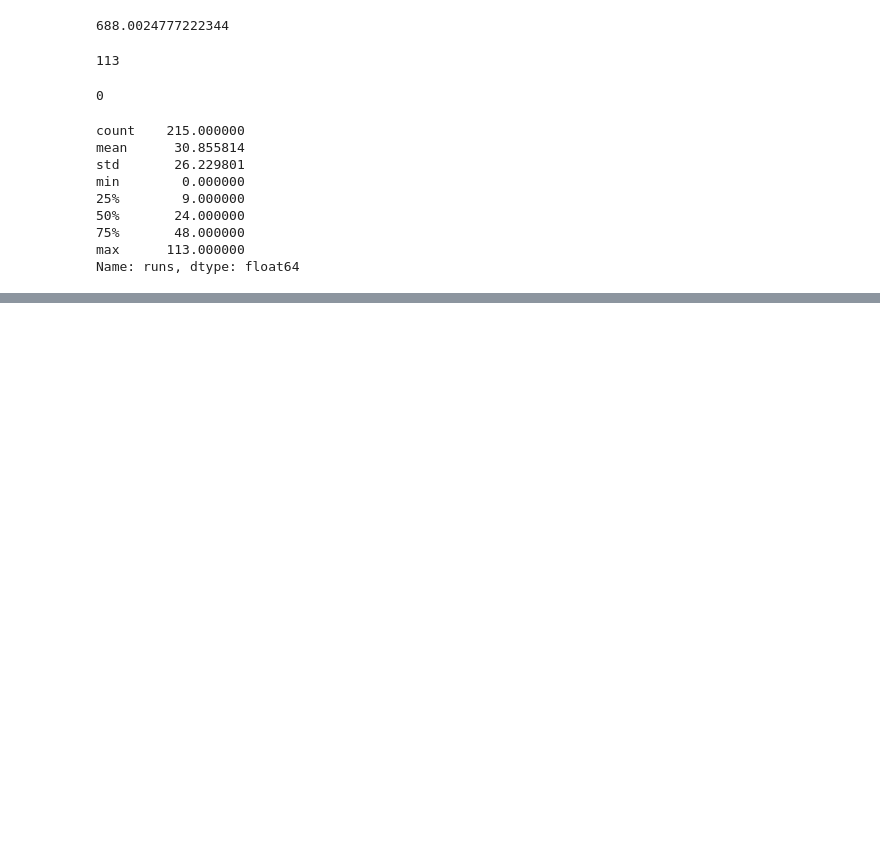
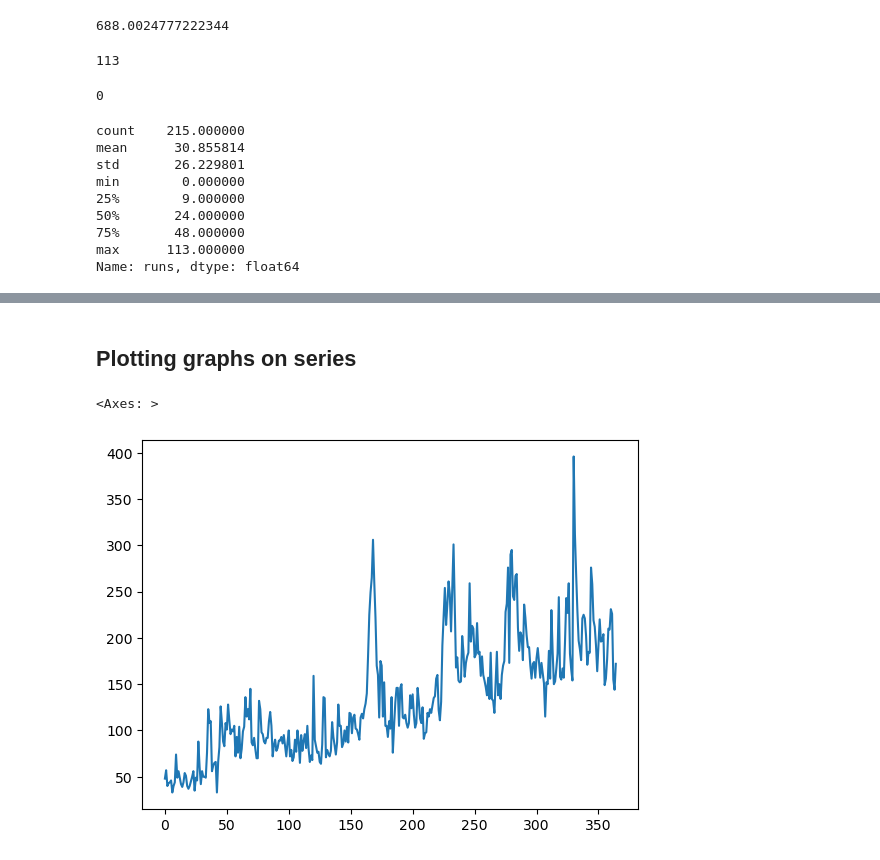
Before and after one commit to adarshagnihotri2007/Data-Science-Learning, a Jupyter notebook: Pandas_Series.ipynb, the cells around one changed output, grey strips where cells are left out. Drawn from its saved outputs; the diff is of its cells as text; code cells hidden in the pictures; blank space fills up the shorter version.

Commit message:
Complete Pandas Series notebook

```diff
--- a/Pandas_Series.ipynb
+++ b/Pandas_Series.ipynb
@@ -354,0 +585,7 @@ Name: runs, dtype: float64
+# %% [markdown]
+## Plotting graphs on series
+# %%
+subs.plot()
+# %% [output]
+<Axes: >
+[figure, added]
```
Also changed, not shown: parts of 37 cells of this notebook.
